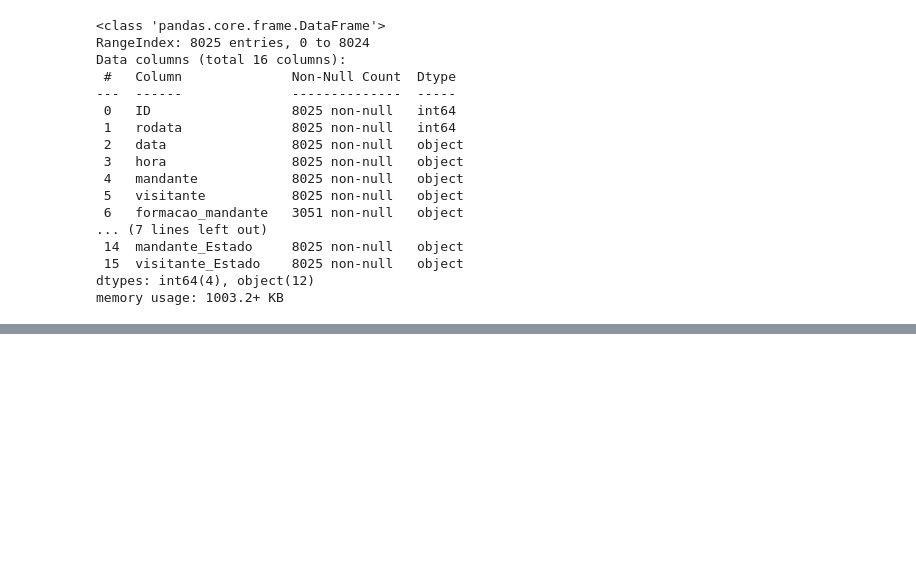
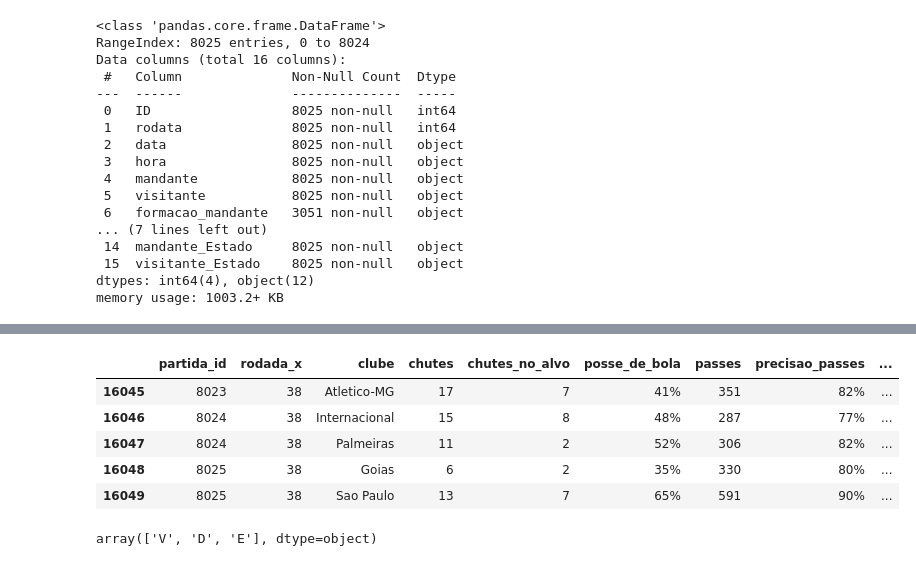
Before and after one commit to vbddinho/puc_minas_machine, a Jupyter notebook: plano3.ipynb, the cells around one changed output, grey strips where cells are left out. Cells and saved outputs as stored; diff of their text form; code cells hidden in the pictures; blank space fills up the shorter version.

```diff
--- a/plano3.ipynb
+++ b/plano3.ipynb
@@ -62,0 +161,13 @@ memory usage: 1.6+ MB
+# %%
+df.tail()
+# %% [output]
+|  | partida_id | rodada_x | clube | chutes | chutes_no_alvo | posse_de_bola | passes | precisao_passes | ... |
+| 16045 | 8023 | 38 | Atletico-MG | 17 | 7 | 41% | 351 | 82% | ... |
+| 16046 | 8024 | 38 | Internacional | 15 | 8 | 48% | 287 | 77% | ... |
+| 16047 | 8024 | 38 | Palmeiras | 11 | 2 | 52% | 306 | 82% | ... |
+| 16048 | 8025 | 38 | Goias | 6 | 2 | 35% | 330 | 80% | ... |
+| 16049 | 8025 | 38 | Sao Paulo | 13 | 7 | 65% | 591 | 90% | ... |
+# %%
+df.vencedor.unique()
+# %% [output]
+array(['V', 'D', 'E'], dtype=object)
```
Also changed, not shown: parts of 34 cells of this notebook.
